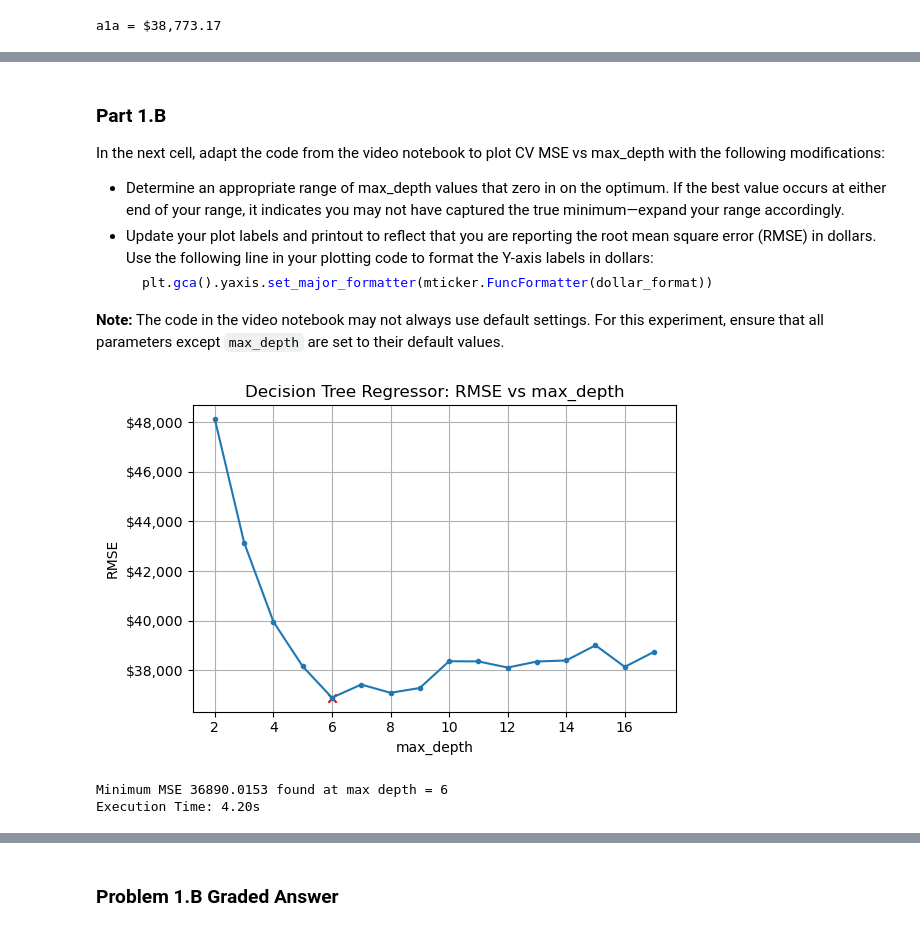
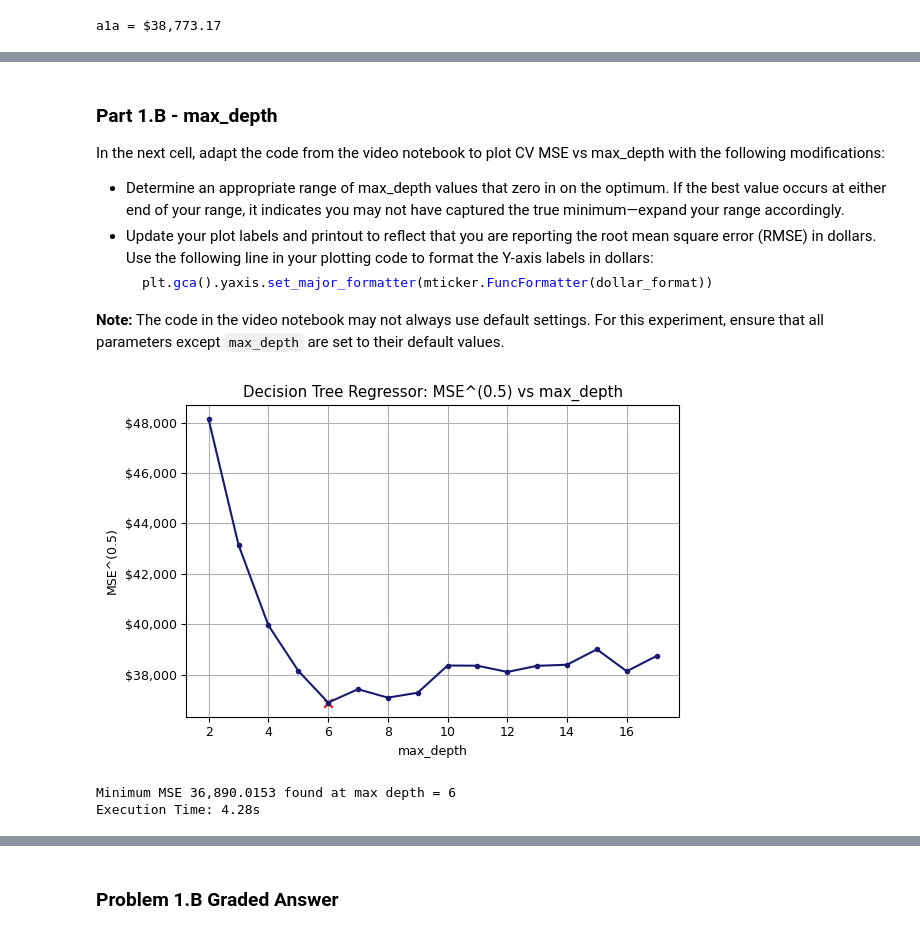
Before and after one commit to ArunR-DSML/Module-3-Assignments, a Jupyter notebook: Homework_06.ipynb, the cells around one changed output, grey strips where cells are left out. Saved outputs shown, nothing was run; the diff lists cells and outputs as text; code cells hidden in the pictures.

```diff
--- a/Homework_06.ipynb
+++ b/Homework_06.ipynb
@@ -160,7 +197,6 @@ def run_decision_tree_regressor(X_train,
                                 ccp_alpha                = 0.0,
                                 n_jobs                   = -1,               # Additional parameters for CV and display of plot and results
                                 visualize                = False,
-                                cv                       = 5,
                                 exp_factor               = 1.0
                                ):
 
@@ -178,22 +214,22 @@ def run_decision_tree_regressor(X_train,
                                                 ccp_alpha                = ccp_alpha
                                                )
 
-    repeated_cv = RepeatedKFold(random_state=42)    # This will perform 5-fold CV 10 times and return 50 floats instead of 5 as before
-
+    repeated_cv = RepeatedKFold(random_state=42)    # This will perform 5-fold CV 10 times and return 50 folds instead of 5 as before
+    # print(f'rpeated_cv = {repeated_cv.get_n_splits()}')
     # Perform cross-validation and return mean CV MSE
     neg_mse_scores = cross_val_score(decision_tree_model,
                                      X_train, y_train,
-                                     scoring='neg_mean_squared_error',
-                                     cv=repeated_cv,
-                                     n_jobs=n_jobs)
+                                     scoring        = 'neg_mean_squared_error',
+                                     cv             = repeated_cv,
+                                     n_jobs         = n_jobs)
 
     mean_cv_mse = (-np.mean(neg_mse_scores)) ** exp_factor  # Convert negative MSE back to positive
 
     # Train the model on the full training set for visualization purposes
     if visualize:
         decision_tree_model.fit(X_train, y_train)  # Train on full training data for visualization
-        plt.figure(figsize=(12, 6))
-        plot_tree(decision_tree_model, feature_names=feature_names, filled=True, rounded=True, precision=4)
+        plt.figure(figsize = (12, 6))
+        plot_tree(decision_tree_model, feature_names = feature_names, filled = True, rounded = True, precision = 4)
         plt.title(f"Decision Tree Structure (max_depth={max_depth})")
         plt.show()
 
@@ -246,5 +291,5 @@ print(dict_1a)
 # %% [markdown]
-### Part 1.B
+### Part 1.B - max_depth
 
 In the next cell, adapt the code from the video notebook to plot CV MSE vs max_depth with the following modifications:
 
@@ -260,60 +305,60 @@ In the next cell, adapt the code from the video notebook to plot CV MSE vs max_d
 
 
 # record beginning time
-start = time.time()
+start           = time.time()
 
-param = 'max_depth'
-
-parameter_list = range(2,18)
-
-MSEs = []
+folds           = 5
+exp_factor      = 0.5
+param           = 'max_depth'
+parameter_list  = range(2,18)
+MSEs            = []
 
 for d in tqdm(parameter_list):
 
     MSEs.append( run_decision_tree_regressor(X_train,y_train,
-                                             max_depth = d,
-                                             max_features=None,
-                                             min_samples_split=2,
-                                             min_samples_leaf=1,
-                                             max_leaf_nodes=None,
-                                             criterion='squared_error',
-                                             ccp_alpha=0.0,
-                                             random_state=random_state,
-                                             cv=5,
-                                             n_jobs= -1,
-                                             visualize=False,
-                                            exp_factor = 0.5)
+                                             max_depth          = d,
+                                             max_features       = None,
+                                             min_samples_split  = 2,
+                                             min_samples_leaf   = 1,
+                                             max_leaf_nodes     = None,
+                                             criterion          = 'squared_error',
+                                             ccp_alpha          = 0.0,
+                                             random_state       = random_state,
+                                            #  cv                 = folds,
+                                             n_jobs             = -1,
+                                             visualize          = False,
+                                             exp_factor         = exp_factor)
                                             )
 
 
 
-# Find the minimum value
-min_MSE = min(MSEs)
 
-# Find the index of the minimum value
-min_index = MSEs.index(min_MSE)
+min_MSE = min(MSEs)  # Find the minimum value
+min_index = MSEs.index(min_MSE) # Find the index of the minimum value
 
 plt.figure(figsize=(6, 4))
-plt.title(f"Decision Tree Regressor: RMSE vs "+param)
-plt.plot(parameter_list, MSEs, marker='.')
+plt.rcParams.update({'font.size': 9})
+
+plt.title(f"Decision Tree Regressor: MSE^({exp_factor}) vs "+param)
+plt.plot(parameter_list, MSEs, marker='.', color='midnightblue')
 plt.scatter([parameter_list[min_index]],[min_MSE],marker='x',color='red')
 plt.xlabel(param)
-plt.ylabel("RMSE")
+plt.ylabel(f"MSE^({exp_factor})")
 plt.gca().yaxis.set_major_formatter(mticker.FuncFormatter(dollar_format))
 plt.grid()
 plt.tight_layout()
 plt.show()
 
 if isinstance(parameter_list[min_index], int):
-    print(f"Minimum MSE {min_MSE:.4f} found at max depth = {parameter_list[min_index]}")
+    print(f"Minimum MSE {min_MSE:,.4f} found at max depth = {parameter_list[min_index]}")
 else:
-    print(f"Minimum MSE {min_MSE:.4f} found at max depth = {parameter_list[min_index]:.4f}")
+    print(f"Minimum MSE {min_MSE:,.4f} found at max depth = {parameter_list[min_index]}")
 
 # Record end time and execution time
 end = time.time()
 execution_time = end - start
 print(f"Execution Time: " + format_time(end-start))
 # %% [output]
-[figure, old version]
+[figure, new version]
-Minimum MSE 36890.0153 found at max depth = 6
-Execution Time: 4.20s
+Minimum MSE 36,890.0153 found at max depth = 6
+Execution Time: 4.28s
```
Also changed, not shown: parts of 46 cells of this notebook.
